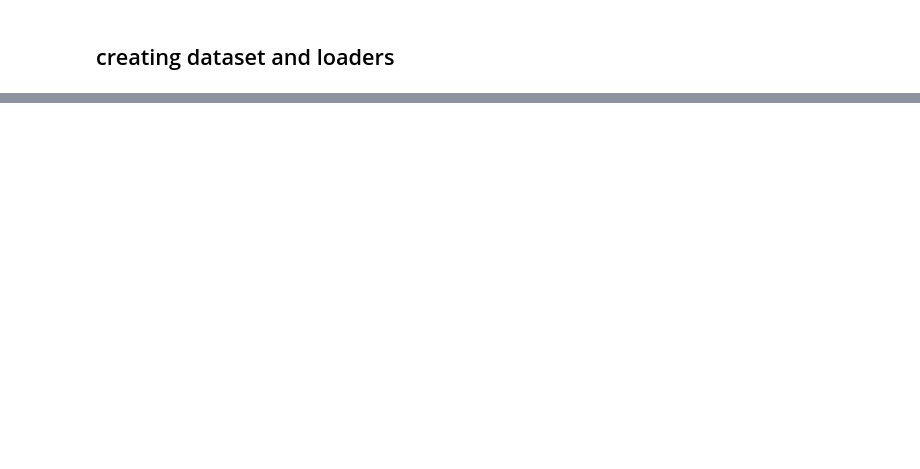
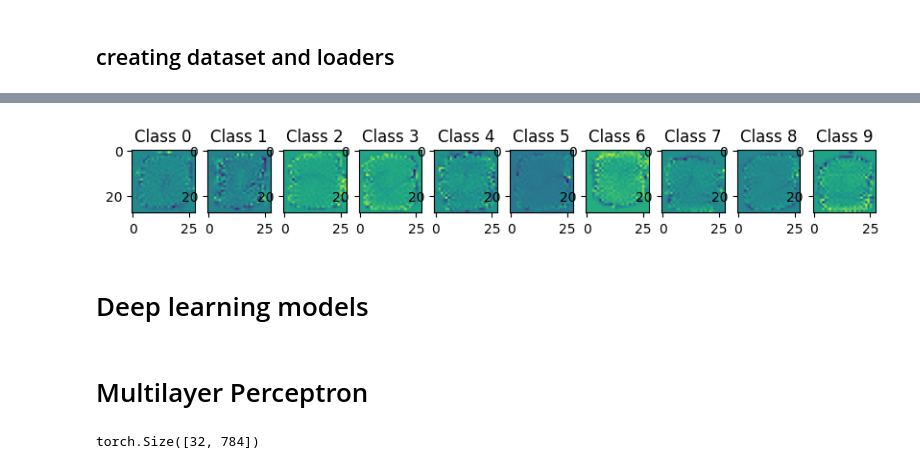
Before and after one commit to brunombatinica/cv_demos, a Jupyter notebook: notebooks/mnist_demo.ipynb, the cells around one changed output, grey strips where cells are left out. Cells and saved outputs as stored; diff of their text form; code cells hidden in the pictures; blank space fills up the shorter version.

```diff
--- a/notebooks/mnist_demo.ipynb
+++ b/notebooks/mnist_demo.ipynb
@@ -84,0 +191,12 @@ Define the CNN networks - 1x basic CNN i based on efficient net
+# %%
+fig = plt.figure(figsize=(10,3))
+for i in range(10):
+    ax = fig.add_subplot(1,10,i+1)
+    ax.imshow(logregmodel.coef_[i].reshape(28,28))
+    ax.set_title(f"Class {i}")
+# %% [output]
+[figure, added]
+# %% [markdown]
+# Deep learning models
+# %% [markdown]
+# Multilayer Perceptron
@@ -84,0 +213,4 @@ Define the CNN networks - 1x basic CNN i based on efficient net
+# %%
+next(iter(flat_test_dataloader))[0].shape
+# %% [output]
+torch.Size([32, 784])
```
Also changed, not shown: parts of 22 cells of this notebook, 8 other files.
